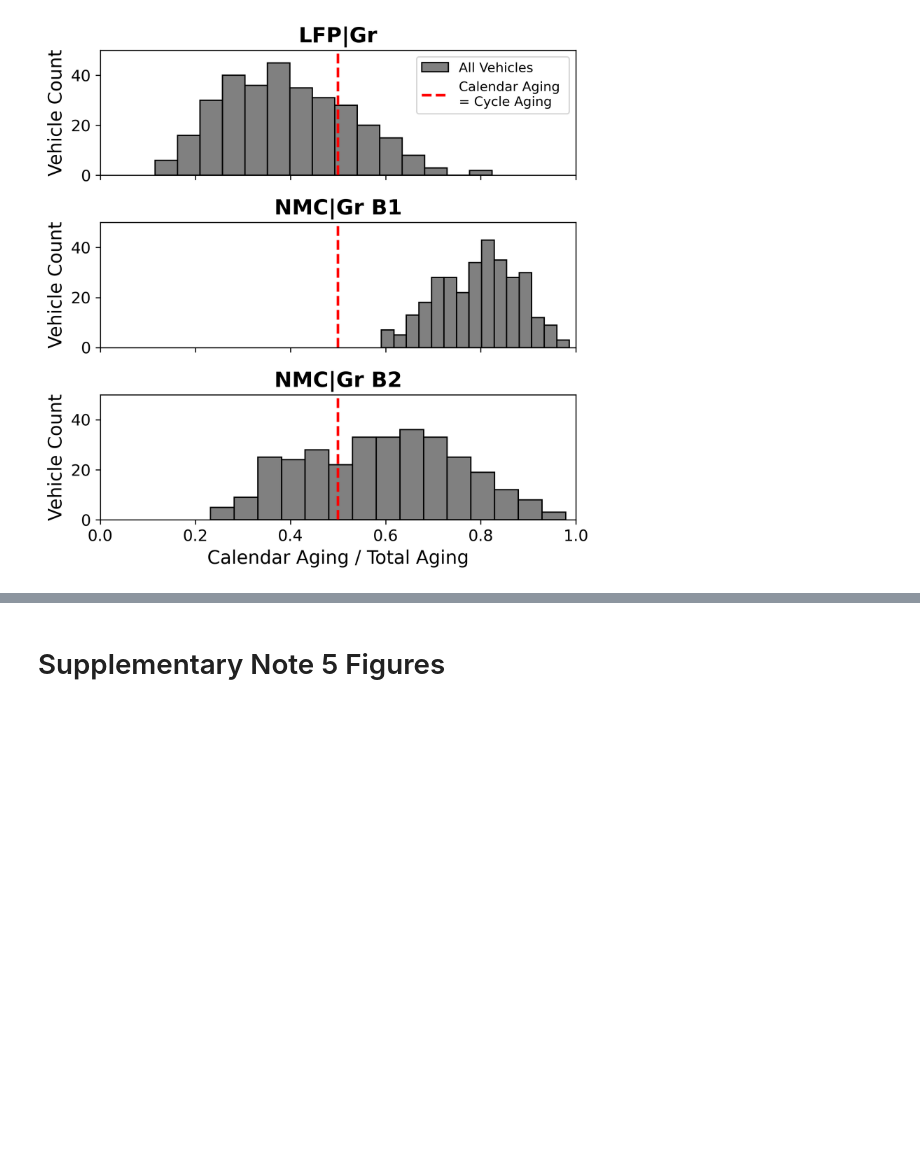
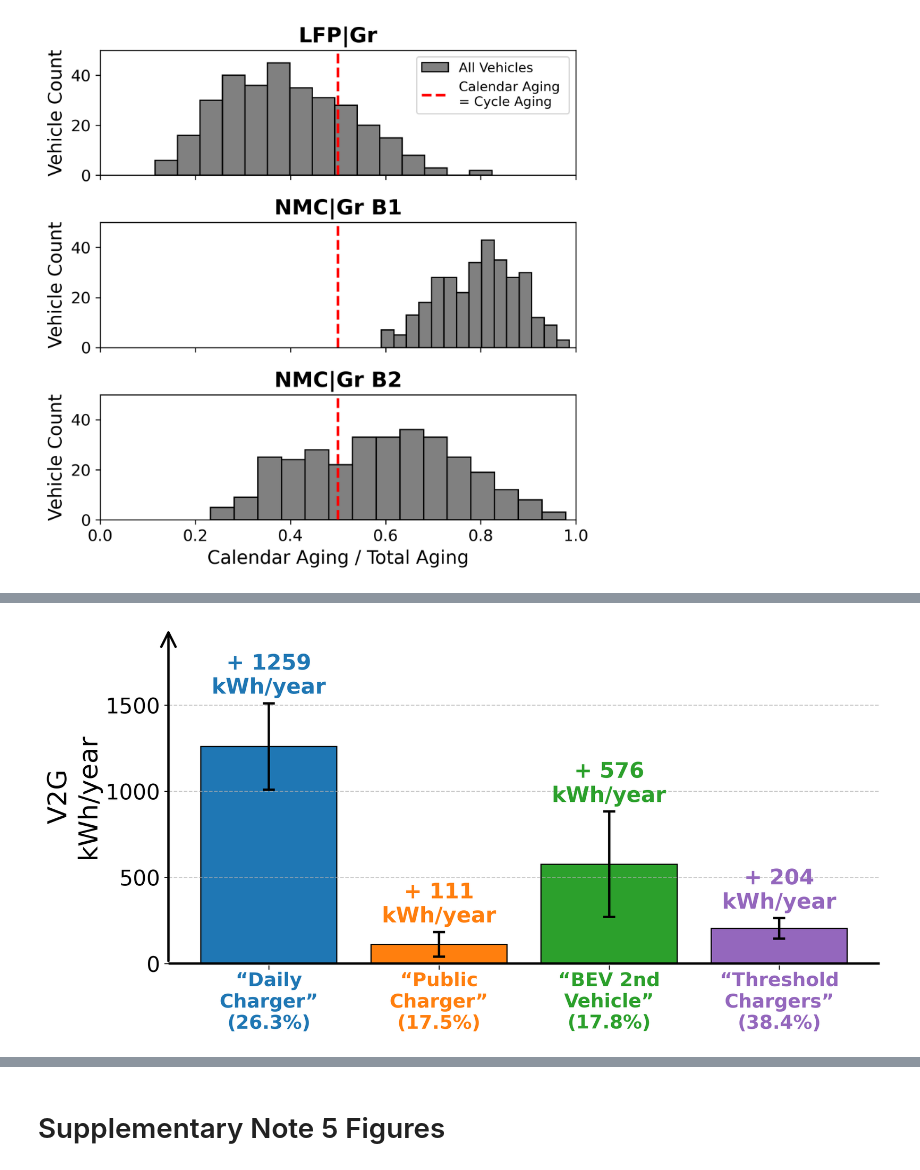
Before and after one commit to clementwong/california-v2g-journal, a Jupyter notebook: notebooks/generate_result_figures.ipynb, the cells around one changed output, grey strips where cells are left out. Drawn from its saved outputs; the diff is of its cells as text; code cells hidden in the pictures; blank space fills up the shorter version.

```diff
--- a/notebooks/generate_result_figures.ipynb
+++ b/notebooks/generate_result_figures.ipynb
@@ -348,0 +277,80 @@ for chemistry in chemistry_array:
+# %%
+# Cluster display names and percentages
+cluster_counts = results_df['cluster'].value_counts().sort_index()
+cluster_pcts = (cluster_counts / len(results_df) * 100).round(1)
+
+pr_colors = ['#1f77b4', '#ff7f0e', '#2ca02c', '#9467bd']
+
+pr_cluster_display = {
+    0: "Daily\nCharger",
+    1: "Public\nCharger",
+    2: "BEV 2nd\nVehicle",
+    3: "Threshold\nChargers"
+}
+
+pr_x_labels = {}
+for c in sorted(cluster_mapping.keys()):
+    display = pr_cluster_display[c]
+    pr_x_labels[c] = f'\u201c{display}\u201d\n({cluster_pcts[c]}%)'
+
+# Compute grouped stats with confidence intervals
+pr_sorted_df = (viz_df.drop(columns=['vehicle_id', 'cluster_profile'])
+                .groupby('cluster', group_keys=False)).agg(['mean', 'std', 'median', confidence_interval_95])
+
+data_column = 'V2G kwh per year'
+means = pr_sorted_df[(data_column, 'mean')].values
+ci_intervals = pr_sorted_df[(data_column, 'confidence_interval_95')]
+
+lower_bounds = ci_intervals.apply(lambda x: x[0]).values
+upper_bounds = ci_intervals.apply(lambda x: x[1]).values
+lower_error = means - lower_bounds
+upper_error = upper_bounds - means
+yerr = [lower_error, upper_error]
+
+fig, ax = plt.subplots(figsize=(10, 5), dpi=300)
+
+x = np.arange(4)
+
+# Plot bars
+bars = ax.bar(x, means, color=pr_colors, width=0.8,
+              edgecolor='black', linewidth=1, yerr=yerr, capsize=5,
+              error_kw={'elinewidth': 2, 'capthick': 2, 'ecolor': 'black'})
+
+# Value annotations above error bars
+for j in range(len(x)):
+    val = means[j]
+    anchor = val + upper_error[j]
+    ax.text(x[j], anchor + 30, f'+ {val:.0f}\nkWh/year',
+            ha='center', va='bottom', fontsize=18, fontweight='bold',
+            color=pr_colors[j])
+
+# Styling
+ax.spines['top'].set_visible(False)
+ax.spines['right'].set_visible(False)
+ax.spines['left'].set_visible(False)
+ax.spines['bottom'].set_visible(False)
+ax.grid(axis='y', linestyle='--', alpha=0.7)
+ax.axhline(0, color='black', linewidth=2)
+ax.tick_params(axis='y', labelsize=18)
+ax.set_ylim([-10, 1500 + 0.3 * 1500])
+
+# Arrow on y-axis
+ax.annotate('', xy=(0, 1500 + 0.3 * 1500), xytext=(0, 0),
+            xycoords=('axes fraction', 'data'), textcoords=('axes fraction', 'data'),
+            arrowprops={'arrowstyle': '->', 'color': 'black', 'linewidth': 2, 'mutation_scale': 30})
+
+ax.set_ylabel('V2G\nkWh/year', fontsize=22)
+
+# Colored x-tick labels
+ax.set_xticks(x)
+tick_labels = [pr_x_labels[c] for c in sorted(cluster_mapping.keys())]
+ax.set_xticklabels(tick_labels, fontsize=16, fontweight='bold')
+for tick_label, color in zip(ax.get_xticklabels(), pr_colors):
+    tick_label.set_color(color)
+ax.tick_params(axis='x', pad=2)
+
+fig.tight_layout(pad=1)
+fig.savefig('participation_rates.pdf', bbox_inches='tight')
+plt.show()
+# %% [output]
+[figure, added]
```
Also changed, not shown: parts of 8 cells of this notebook, 12 other files.
